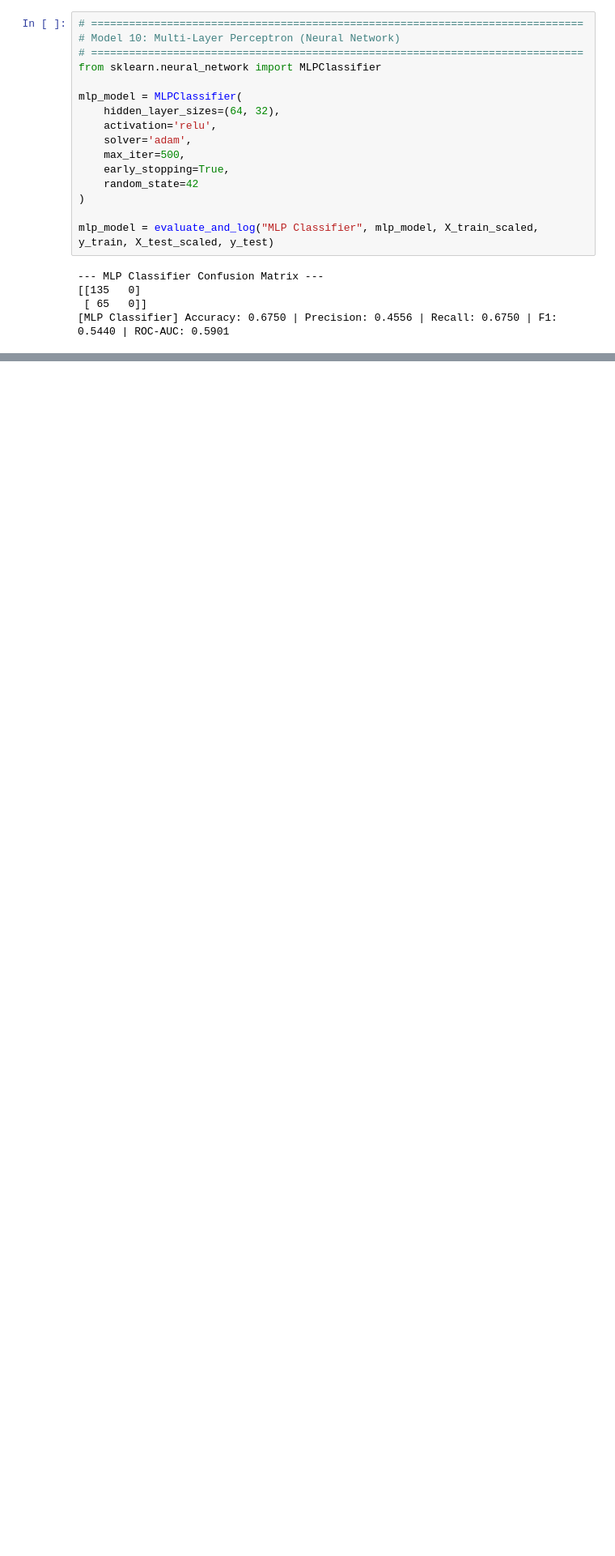
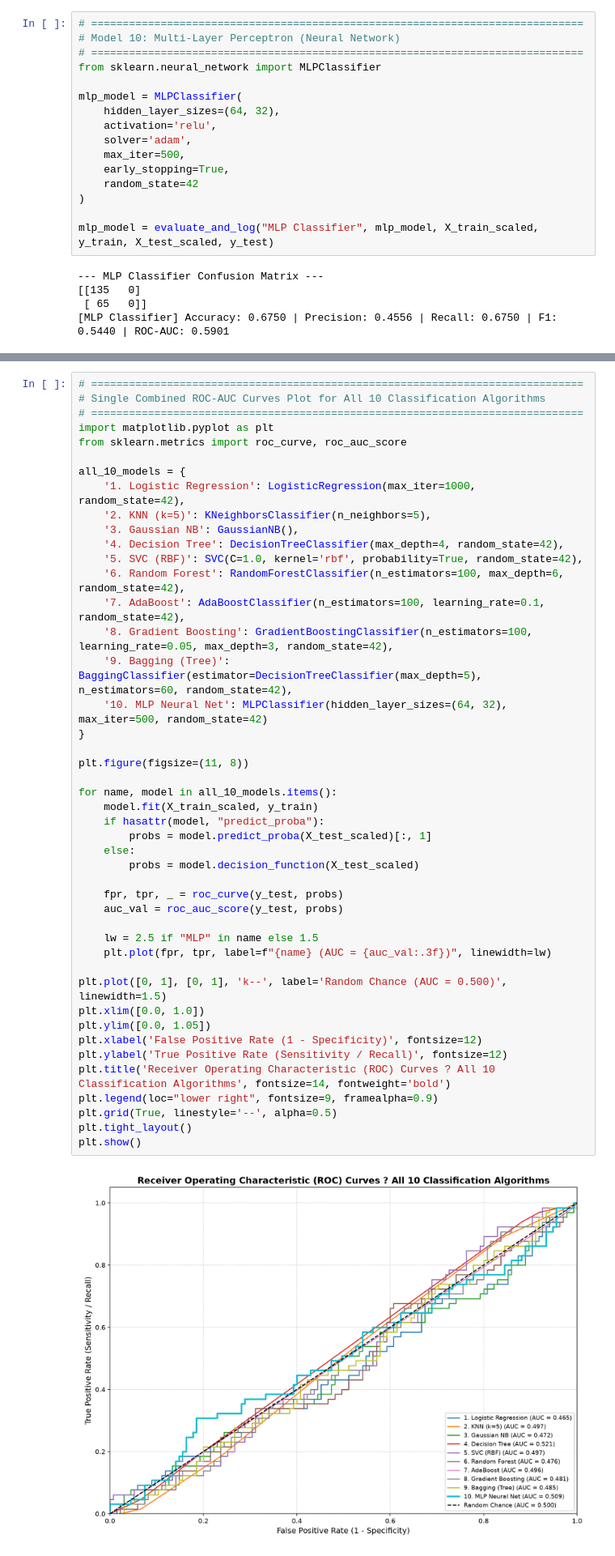
Before and after one commit to Aadhi-87/ML-Capstone-Project, a Jupyter notebook: notebooks/classification.ipynb, the cells around one changed output, grey strips where cells are left out. Shown at 81% size. Drawn from its saved outputs; the diff is of its cells as text; blank space fills up the shorter version.

Commit message:
Add consolidated ROC-AUC curves plot for all 10 algorithms with visible output

```diff
--- a/notebooks/classification.ipynb
+++ b/notebooks/classification.ipynb
@@ -337,0 +341,47 @@ mlp_model = evaluate_and_log("MLP Classifier", mlp_model, X_train_scaled, y_trai
+# %%
+# ==============================================================================
+# Single Combined ROC-AUC Curves Plot for All 10 Classification Algorithms
+# ==============================================================================
+import matplotlib.pyplot as plt
+from sklearn.metrics import roc_curve, roc_auc_score
+
+all_10_models = {
+    '1. Logistic Regression': LogisticRegression(max_iter=1000, random_state=42),
+    '2. KNN (k=5)': KNeighborsClassifier(n_neighbors=5),
+    '3. Gaussian NB': GaussianNB(),
+    '4. Decision Tree': DecisionTreeClassifier(max_depth=4, random_state=42),
+    '5. SVC (RBF)': SVC(C=1.0, kernel='rbf', probability=True, random_state=42),
+    '6. Random Forest': RandomForestClassifier(n_estimators=100, max_depth=6, random_state=42),
+    '7. AdaBoost': AdaBoostClassifier(n_estimators=100, learning_rate=0.1, random_state=42),
+    '8. Gradient Boosting': GradientBoostingClassifier(n_estimators=100, learning_rate=0.05, max_depth=3, random_state=42),
+    '9. Bagging (Tree)': BaggingClassifier(estimator=DecisionTreeClassifier(max_depth=5), n_estimators=60, random_state=42),
+    '10. MLP Neural Net': MLPClassifier(hidden_layer_sizes=(64, 32), max_iter=500, random_state=42)
+}
+
+plt.figure(figsize=(11, 8))
+
+for name, model in all_10_models.items():
+    model.fit(X_train_scaled, y_train)
+    if hasattr(model, "predict_proba"):
+        probs = model.predict_proba(X_test_scaled)[:, 1]
+    else:
+        probs = model.decision_function(X_test_scaled)
+
+    fpr, tpr, _ = roc_curve(y_test, probs)
+    auc_val = roc_auc_score(y_test, probs)
+
+    lw = 2.5 if "MLP" in name else 1.5
+    plt.plot(fpr, tpr, label=f"{name} (AUC = {auc_val:.3f})", linewidth=lw)
+
+plt.plot([0, 1], [0, 1], 'k--', label='Random Chance (AUC = 0.500)', linewidth=1.5)
+plt.xlim([0.0, 1.0])
+plt.ylim([0.0, 1.05])
+plt.xlabel('False Positive Rate (1 - Specificity)', fontsize=12)
+plt.ylabel('True Positive Rate (Sensitivity / Recall)', fontsize=12)
+plt.title('Receiver Operating Characteristic (ROC) Curves ? All 10 Classification Algorithms', fontsize=14, fontweight='bold')
+plt.legend(loc="lower right", fontsize=9, framealpha=0.9)
+plt.grid(True, linestyle='--', alpha=0.5)
+plt.tight_layout()
+plt.show()
+# %% [output]
+[figure, added]
```
Also changed, not shown: parts of 1 cell of this notebook.
